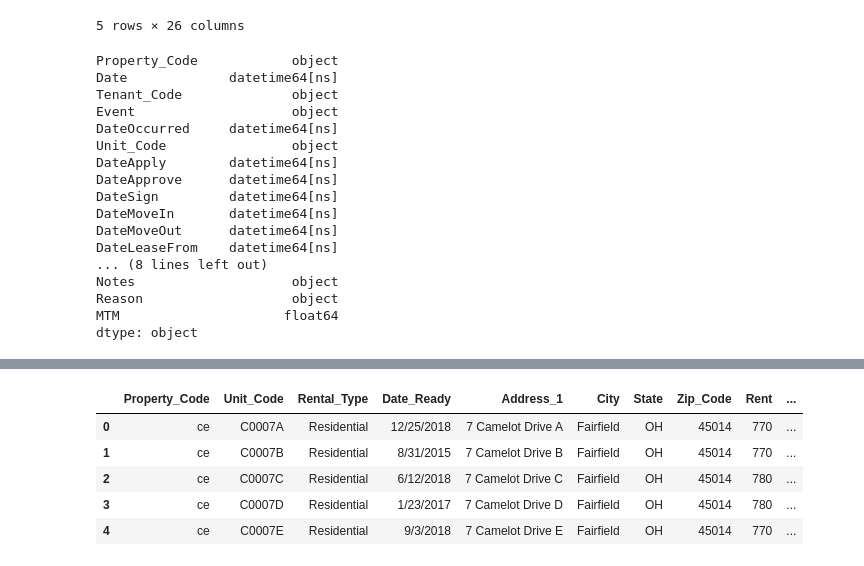
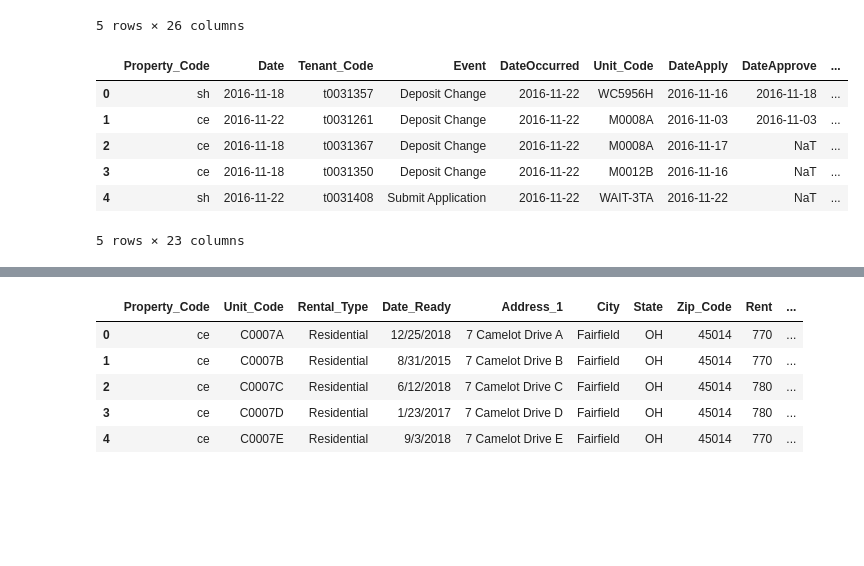
Before and after one commit to richinohio/Final_Project, a Jupyter notebook: Tenants.ipynb, the cells around one changed output, grey strips where cells are left out. Saved outputs shown, nothing was run; the diff lists cells and outputs as text; code cells hidden in the pictures; blank space fills up the shorter version.

```diff
--- a/Tenants.ipynb
+++ b/Tenants.ipynb
@@ -20,34 +18,24 @@ tenants_df = tenants_df.drop(columns = ["Ref_Property_ID", "Ext_Ref_Tenant_Id",
 # %%
+tenants_df = tenants_df.drop(columns = ["Ref_Property_ID", "Ext_Ref_Tenant_Id", "Ref_Unit_Id"])
 tenants_df["Date"] = pd.to_datetime(tenants_df["Date"], format= '%m/%d/%Y')
 tenants_df["DateOccurred"] = pd.to_datetime(tenants_df["DateOccurred"], format= '%m/%d/%Y')
 tenants_df["DateApply"] = pd.to_datetime(tenants_df["DateApply"], format= '%m/%d/%Y')
 tenants_df["DateApprove"] = pd.to_datetime(tenants_df["DateApprove"], format= '%m/%d/%Y')
 tenants_df["DateSign"] = pd.to_datetime(tenants_df["DateSign"], format= '%m/%d/%Y')
 tenants_df["DateMoveIn"] = pd.to_datetime(tenants_df["DateMoveIn"], format= '%m/%d/%Y')
 tenants_df["DateMoveOut"] = pd.to_datetime(tenants_df["DateMoveOut"], format= '%m/%d/%Y')
 tenants_df["DateLeaseFrom"] = pd.to_datetime(tenants_df["DateLeaseFrom"], format= '%m/%d/%Y')
 tenants_df["DateLeaseTo"] = pd.to_datetime(tenants_df["DateLeaseTo"], format= '%m/%d/%Y')
 tenants_df["DateNotice"] = pd.to_datetime(tenants_df["DateNotice"], format= '%m/%d/%Y')
+tenants_df.head()
+# %% [output]
+|  | Property_Code | Date | Tenant_Code | Event | DateOccurred | Unit_Code | DateApply | DateApprove | ... |
+| 0 | sh | 2016-11-18 | t0031357 | Deposit Change | 2016-11-22 | WC5956H | 2016-11-16 | 2016-11-18 | ... |
+| 1 | ce | 2016-11-22 | t0031261 | Deposit Change | 2016-11-22 | M0008A | 2016-11-03 | 2016-11-03 | ... |
+| 2 | ce | 2016-11-18 | t0031367 | Deposit Change | 2016-11-22 | M0008A | 2016-11-17 | NaT | ... |
+| 3 | ce | 2016-11-18 | t0031350 | Deposit Change | 2016-11-22 | M0012B | 2016-11-16 | NaT | ... |
+| 4 | sh | 2016-11-22 | t0031408 | Submit Application | 2016-11-22 | WAIT-3TA | 2016-11-22 | NaT | ... |
+5 rows × 23 columns
-# %%
-tenants_df.dtypes
-# %% [output]
-Property_Code            object
-Date             datetime64[ns]
-Tenant_Code              object
-Event                    object
-DateOccurred     datetime64[ns]
-Unit_Code                object
-DateApply        datetime64[ns]
-DateApprove      datetime64[ns]
-DateSign         datetime64[ns]
-DateMoveIn       datetime64[ns]
-DateMoveOut      datetime64[ns]
-DateLeaseFrom    datetime64[ns]
-... (8 lines left out)
-Notes                    object
-Reason                   object
-MTM                     float64
-dtype: object
 # %%
 rent_change = tenants_df.loc[tenants_df["Event"] == "Rent Change"]
 rent_change = rent_change.groupby("Property_Code")
```
Also changed, not shown: parts of 8 cells of this notebook.
